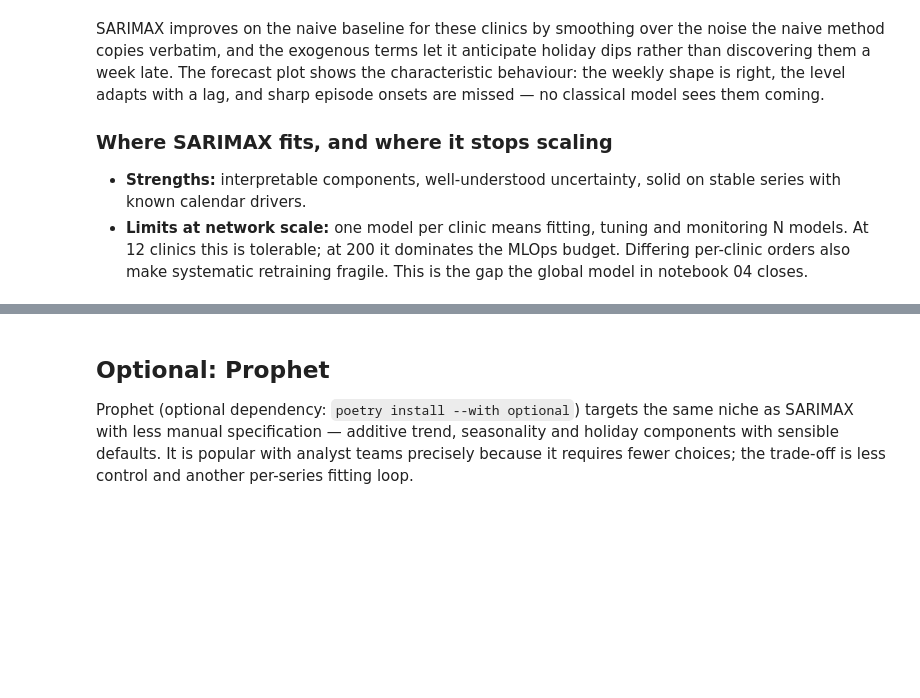
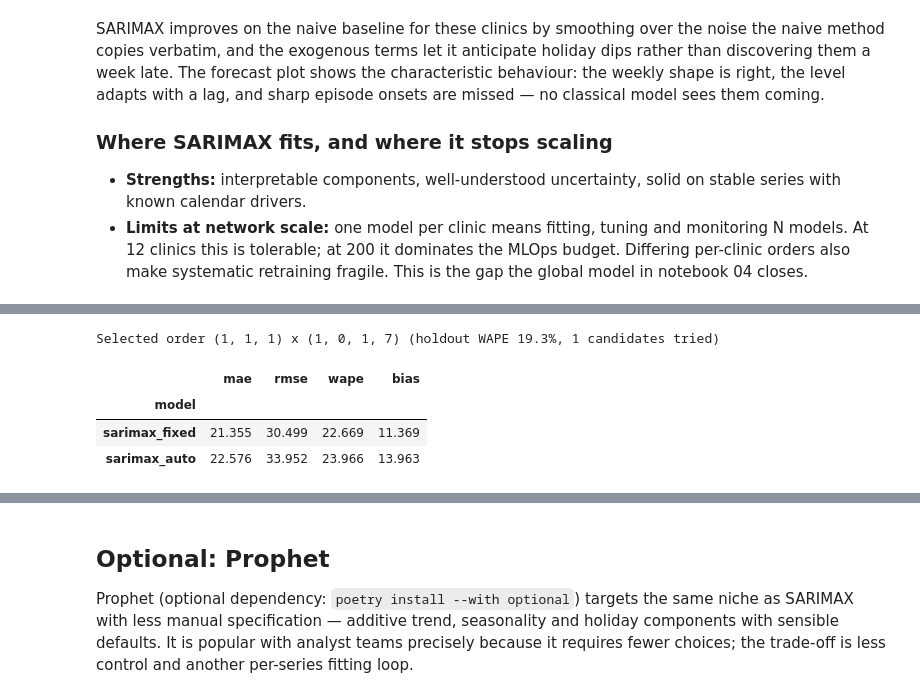
Before and after one commit to DiogoRibeiro7/clinic-forecasting-platform, a Jupyter notebook: notebooks/03_statistical_models_sarimax_prophet.ipynb, the cells around one changed output, grey strips where cells are left out. Drawn from its saved outputs; the diff is of its cells as text; code cells hidden in the pictures; blank space fills up the shorter version.

```diff
--- a/notebooks/03_statistical_models_sarimax_prophet.ipynb
+++ b/notebooks/03_statistical_models_sarimax_prophet.ipynb
@@ -176,0 +187,28 @@ sees them coming.
+# %%
+from clinic_forecast.models.sarimax import select_sarimax_order
+
+selection = select_sarimax_order(
+    train_small[train_small["clinic_id"] == "CLINIC_001"],
+    exog_cols=["marketing_spend", "campaign_active", "is_holiday"],
+    validation_days=28,
+)
+print(f"Selected order {selection.order} x {selection.seasonal_order} "
+      f"(holdout WAPE {selection.wape:.1f}%, {selection.candidates_tried} candidates tried)")
+# %% [output]
+Selected order (1, 1, 1) x (1, 0, 1, 7) (holdout WAPE 19.3%, 1 candidates tried)
+# %%
+auto_fcst = sarimax_panel_forecast(
+    train=train_small,
+    future=test_small,
+    exog_cols=["marketing_spend", "campaign_active", "is_holiday"],
+    auto_order=True,
+)
+auto_scored = test_small.merge(auto_fcst, on=["clinic_id", "date"], how="left")
+
+comparison = pd.concat([scored_sarimax.assign(model="sarimax_fixed"), auto_scored], ignore_index=True)
+comparison_table(evaluate_forecasts(comparison))
+# %% [output]
+|  | mae | rmse | wape | bias |
+| model |  |  |  |  |
+| sarimax_fixed | 21.355 | 30.499 | 22.669 | 11.369 |
+| sarimax_auto | 22.576 | 33.952 | 23.966 | 13.963 |
```
Also changed, not shown: parts of 3 cells of this notebook, 2 other files.
